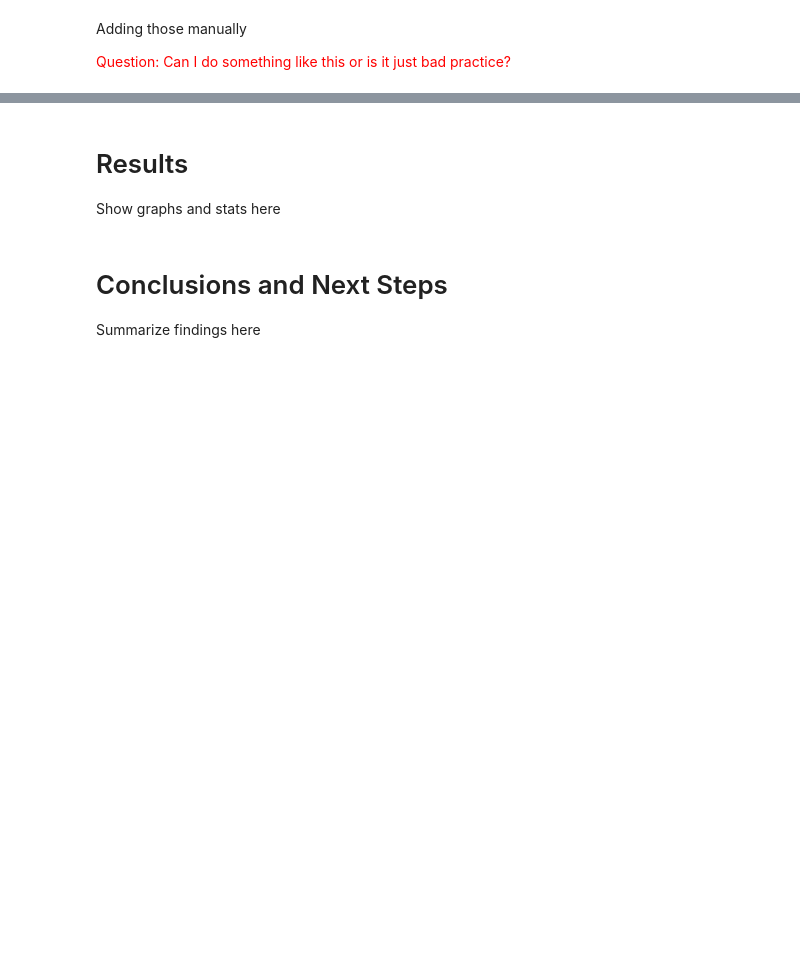
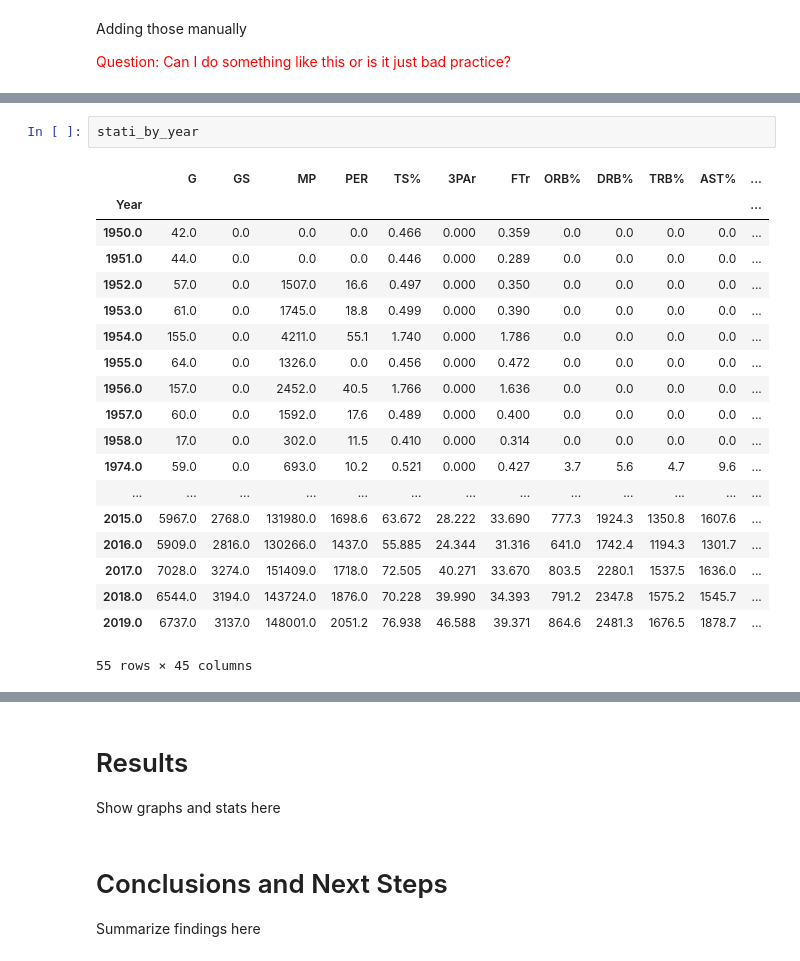
Before and after one commit to krisograbek/nba_international_players, a Jupyter notebook: NBA non-US players.ipynb, the cells around one changed output, grey strips where cells are left out. Drawn from its saved outputs; the diff is of its cells as text; blank space fills up the shorter version.

```diff
--- a/NBA non-US players.ipynb
+++ b/NBA non-US players.ipynb
@@ -290,6 +492,28 @@ fig = go.Figure(data=data, layout=layout)
 py.offline.iplot(fig)
 # %% [output]
 [interactive output not drawn]
+# %%
+stati_by_year
+# %% [output]
+|  | G | GS | MP | PER | TS% | 3PAr | FTr | ORB% | DRB% | TRB% | AST% | ... |
+| Year |  |  |  |  |  |  |  |  |  |  |  | ... |
+| 1950.0 | 42.0 | 0.0 | 0.0 | 0.0 | 0.466 | 0.000 | 0.359 | 0.0 | 0.0 | 0.0 | 0.0 | ... |
+| 1951.0 | 44.0 | 0.0 | 0.0 | 0.0 | 0.446 | 0.000 | 0.289 | 0.0 | 0.0 | 0.0 | 0.0 | ... |
+| 1952.0 | 57.0 | 0.0 | 1507.0 | 16.6 | 0.497 | 0.000 | 0.350 | 0.0 | 0.0 | 0.0 | 0.0 | ... |
+| 1953.0 | 61.0 | 0.0 | 1745.0 | 18.8 | 0.499 | 0.000 | 0.390 | 0.0 | 0.0 | 0.0 | 0.0 | ... |
+| 1954.0 | 155.0 | 0.0 | 4211.0 | 55.1 | 1.740 | 0.000 | 1.786 | 0.0 | 0.0 | 0.0 | 0.0 | ... |
+| 1955.0 | 64.0 | 0.0 | 1326.0 | 0.0 | 0.456 | 0.000 | 0.472 | 0.0 | 0.0 | 0.0 | 0.0 | ... |
+| 1956.0 | 157.0 | 0.0 | 2452.0 | 40.5 | 1.766 | 0.000 | 1.636 | 0.0 | 0.0 | 0.0 | 0.0 | ... |
+| 1957.0 | 60.0 | 0.0 | 1592.0 | 17.6 | 0.489 | 0.000 | 0.400 | 0.0 | 0.0 | 0.0 | 0.0 | ... |
+| 1958.0 | 17.0 | 0.0 | 302.0 | 11.5 | 0.410 | 0.000 | 0.314 | 0.0 | 0.0 | 0.0 | 0.0 | ... |
+| 1974.0 | 59.0 | 0.0 | 693.0 | 10.2 | 0.521 | 0.000 | 0.427 | 3.7 | 5.6 | 4.7 | 9.6 | ... |
+| ... | ... | ... | ... | ... | ... | ... | ... | ... | ... | ... | ... | ... |
+| 2015.0 | 5967.0 | 2768.0 | 131980.0 | 1698.6 | 63.672 | 28.222 | 33.690 | 777.3 | 1924.3 | 1350.8 | 1607.6 | ... |
+| 2016.0 | 5909.0 | 2816.0 | 130266.0 | 1437.0 | 55.885 | 24.344 | 31.316 | 641.0 | 1742.4 | 1194.3 | 1301.7 | ... |
+| 2017.0 | 7028.0 | 3274.0 | 151409.0 | 1718.0 | 72.505 | 40.271 | 33.670 | 803.5 | 2280.1 | 1537.5 | 1636.0 | ... |
+| 2018.0 | 6544.0 | 3194.0 | 143724.0 | 1876.0 | 70.228 | 39.990 | 34.393 | 791.2 | 2347.8 | 1575.2 | 1545.7 | ... |
+| 2019.0 | 6737.0 | 3137.0 | 148001.0 | 2051.2 | 76.938 | 46.588 | 39.371 | 864.6 | 2481.3 | 1676.5 | 1878.7 | ... |
+55 rows × 45 columns
 # %%
 grouped = stati.groupby(['Year', 'Player']).count()
 traded = grouped.loc[grouped.G > 1]
```
Also changed, not shown: parts of 69 cells of this notebook.
